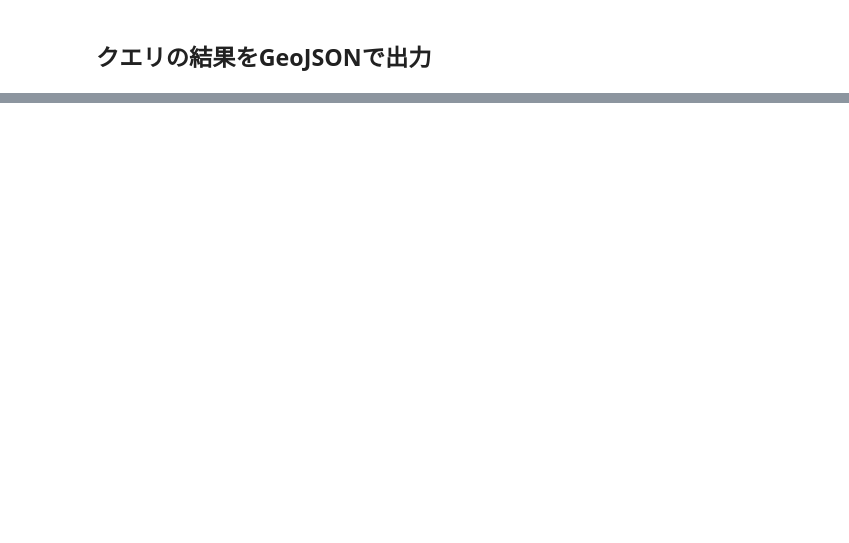
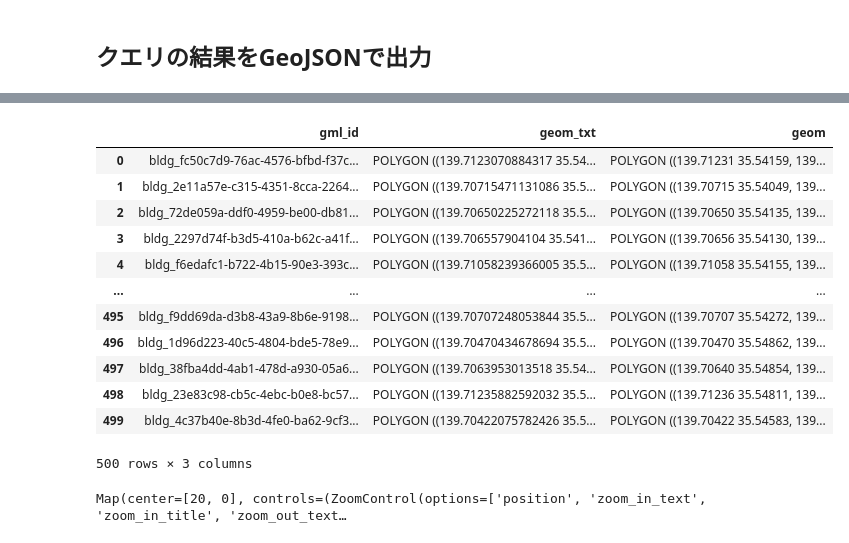
Before and after one commit to pacificspatial/flateau, a Jupyter notebook: notebook/sdsc_bootcamp_tokyo.ipynb, the cells around one changed output, grey strips where cells are left out. Cells and saved outputs as stored; diff of their text form; code cells hidden in the pictures; blank space fills up the shorter version.

```diff
--- a/notebook/sdsc_bootcamp_tokyo.ipynb
+++ b/notebook/sdsc_bootcamp_tokyo.ipynb
@@ -122,0 +165,4 @@ duckdb.sql("copy (select t1.geom, t2.val_max from building_polygon t1, slope t2
+# %%
+# change to DF
+df = duckdb.sql('select gml_id, ST_AsText(geom) geom_txt from building_polygon limit 500').df()
+df
@@ -122,0 +183,26 @@ duckdb.sql("copy (select t1.geom, t2.val_max from building_polygon t1, slope t2
+# %%
+# change to GDF
+df["geom"] = gpd.GeoSeries.from_wkt(df["geom_txt"])
+gdf = gpd.GeoDataFrame(df, geometry="geom")
+gdf
+# %% [output]
+|  | gml_id | geom_txt | geom |
+| 0 | bldg_fc50c7d9-76ac-4576-bfbd-f37c... | POLYGON ((139.7123070884317 35.54... | POLYGON ((139.71231 35.54159, 139... |
+| 1 | bldg_2e11a57e-c315-4351-8cca-2264... | POLYGON ((139.70715471131086 35.5... | POLYGON ((139.70715 35.54049, 139... |
+| 2 | bldg_72de059a-ddf0-4959-be00-db81... | POLYGON ((139.70650225272118 35.5... | POLYGON ((139.70650 35.54135, 139... |
+| 3 | bldg_2297d74f-b3d5-410a-b62c-a41f... | POLYGON ((139.706557904104 35.541... | POLYGON ((139.70656 35.54130, 139... |
+| 4 | bldg_f6edafc1-b722-4b15-90e3-393c... | POLYGON ((139.71058239366005 35.5... | POLYGON ((139.71058 35.54155, 139... |
+| ... | ... | ... | ... |
+| 495 | bldg_f9dd69da-d3b8-43a9-8b6e-9198... | POLYGON ((139.70707248053844 35.5... | POLYGON ((139.70707 35.54272, 139... |
+| 496 | bldg_1d96d223-40c5-4804-bde5-78e9... | POLYGON ((139.70470434678694 35.5... | POLYGON ((139.70470 35.54862, 139... |
+| 497 | bldg_38fba4dd-4ab1-478d-a930-05a6... | POLYGON ((139.7063953013518 35.54... | POLYGON ((139.70640 35.54854, 139... |
+| 498 | bldg_23e83c98-cb5c-4ebc-b0e8-bc57... | POLYGON ((139.71235882592032 35.5... | POLYGON ((139.71236 35.54811, 139... |
+| 499 | bldg_4c37b40e-8b3d-4fe0-ba62-9cf3... | POLYGON ((139.70422075782426 35.5... | POLYGON ((139.70422 35.54583, 139... |
+500 rows × 3 columns
+# %%
+# visualize data with leafmap
+m = leafmap.Map()
+m.add_gdf(gdf, layer_name="Cable lines")
+m
+# %% [output]
+Map(center=[20, 0], controls=(ZoomControl(options=['position', 'zoom_in_text', 'zoom_in_title', 'zoom_out_text…
```
Also changed, not shown: parts of 14 cells of this notebook.
